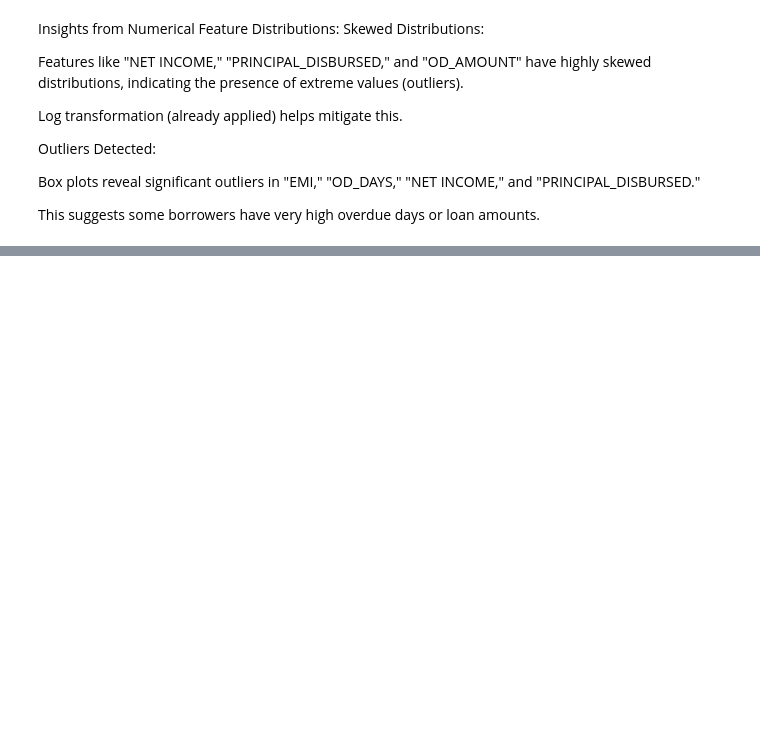
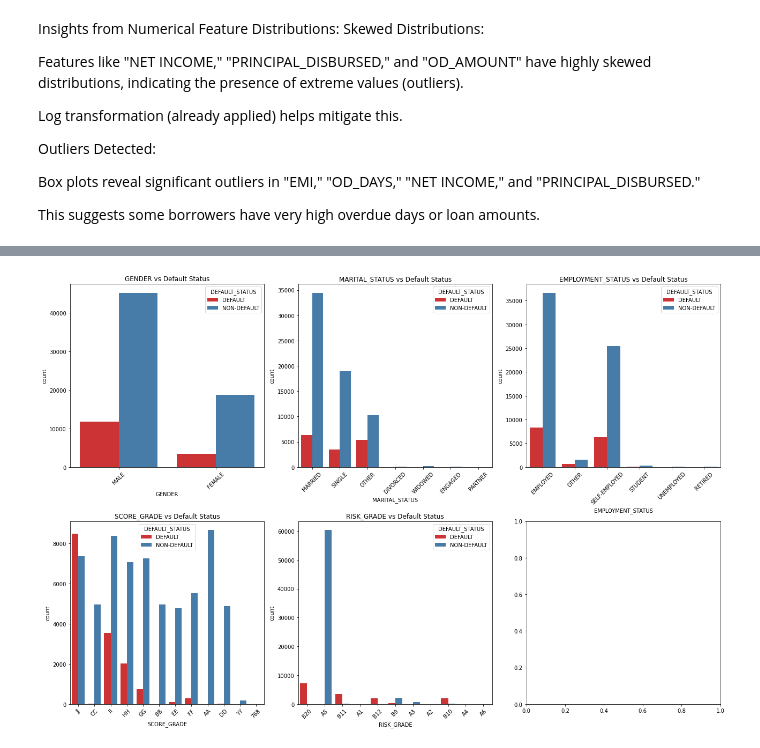
Before and after one commit to AlexIrungu/DSC-CapstoneProject, a Jupyter notebook: notebooks/michael.ipynb, the cells around one changed output, grey strips where cells are left out. Drawn from its saved outputs; the diff is of its cells as text; code cells hidden in the pictures; blank space fills up the shorter version.

```diff
--- a/notebooks/michael.ipynb
+++ b/notebooks/michael.ipynb
@@ -603,0 +624,14 @@ This suggests some borrowers have very high overdue days or loan amounts.
+# %%
+# Analyze the relationship between categorical features and loan default status
+fig, axes = plt.subplots(2, 3, figsize=(18, 12))
+axes = axes.flatten()
+
+for i, col in enumerate(categorical_cols[:-1]):  # Exclude DEFAULT_STATUS itself
+    sns.countplot(x=df_cleaned[col], hue=df_cleaned["DEFAULT_STATUS"], ax=axes[i], palette="Set1")
+    axes[i].set_title(f"{col} vs Default Status")
+    axes[i].set_xticklabels(axes[i].get_xticklabels(), rotation=45)
+
+plt.tight_layout()
+plt.show()
+# %% [output]
+[figure, added]
```
Also changed, not shown: parts of 5 cells of this notebook.
